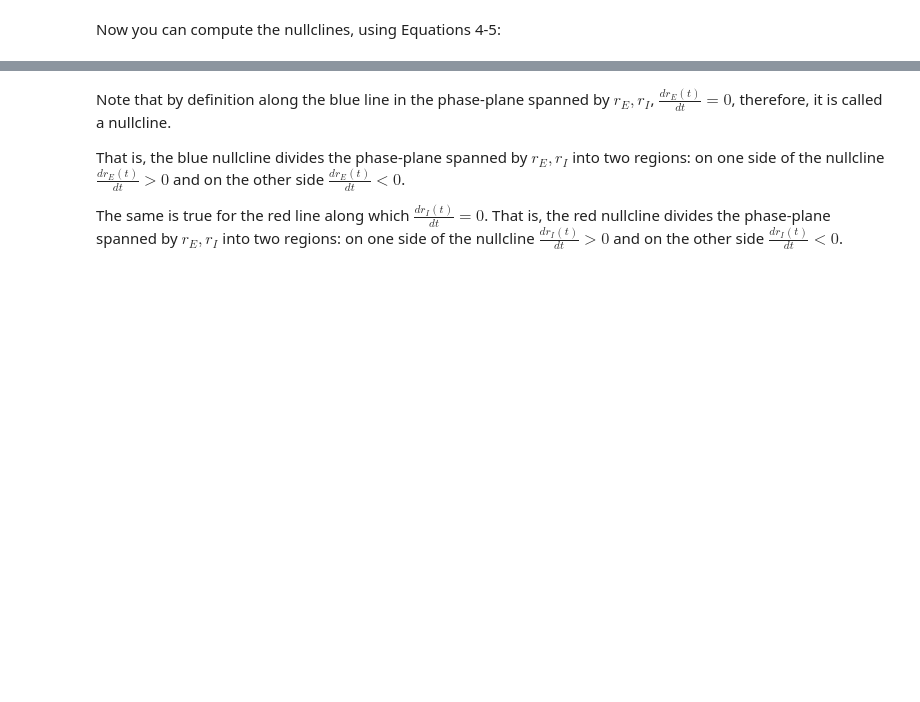
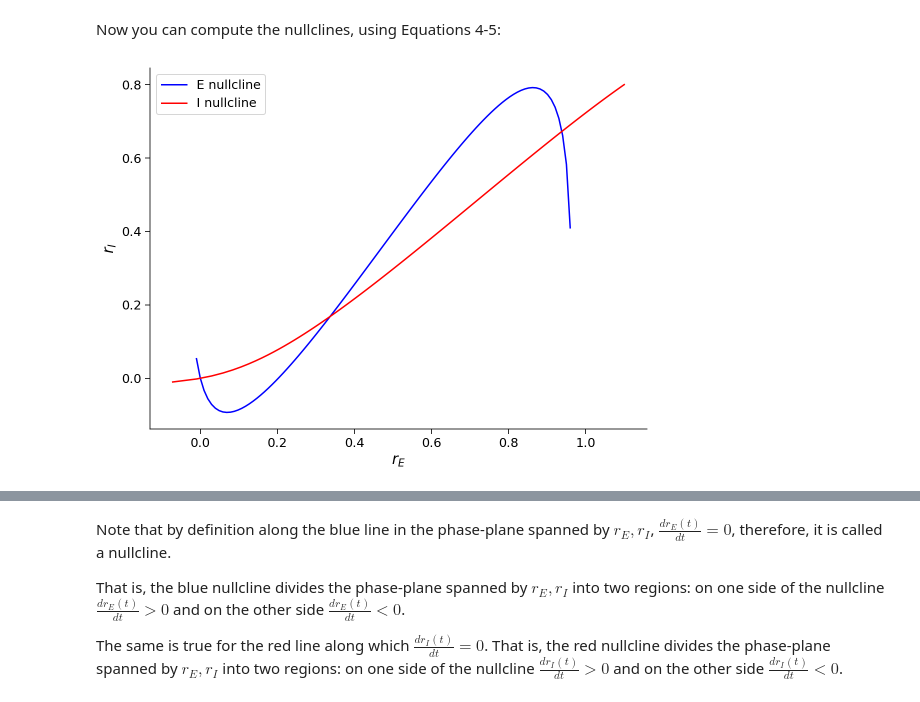
Before and after one commit to jingxlim/course-content, a Jupyter notebook: tutorials/W3D2_DynamicNetworks/student/W3D2_Tutorial2.ipynb, the cells around one changed output, grey strips where cells are left out. Cells and saved outputs as stored; diff of their text form; code cells hidden in the pictures; blank space fills up the shorter version.

```diff
--- a/tutorials/W3D2_DynamicNetworks/student/W3D2_Tutorial2.ipynb
+++ b/tutorials/W3D2_DynamicNetworks/student/W3D2_Tutorial2.ipynb
@@ -593,45 +596,47 @@ def get_E_nullcline(rE, a_E, theta_E, wEE, wEI, I_ext_E, **other_pars):
   """
   #########################################################################
   # TODO for students: compute rI for rE nullcline and disable the error
-  raise NotImplementedError("Student exercise: compute the E nullcline")
+  # raise NotImplementedError("Student exercise: compute the E nullcline")
   #########################################################################
   # calculate rI for E nullclines on rI
-  rI = ...
+  rI = 1 / wEI * (wEE * rE - F_inv(rE, a_E, theta_E) + I_ext_E)
 
   return rI
 
 
 def get_I_nullcline(rI, a_I, theta_I, wIE, wII, I_ext_I, **other_pars):
   """
   Solve for E along the rI from dI/dt = 0.
 
   Args:
     rI    : response of inhibitory population
     a_I, theta_I, wIE, wII, I_ext_I : Wilson-Cowan inhibitory parameters
     Other parameters are ignored
 
   Returns:
     rE    : values of the excitatory population along the nullcline on the rI
   """
   #########################################################################
   # TODO for students: compute rI for rE nullcline and disable the error
-  raise NotImplementedError("Student exercise: compute the I nullcline")
+  # raise NotImplementedError("Student exercise: compute the I nullcline")
   #########################################################################
   # calculate rE for I nullclines on rI
-  rE = ...
+  rE = 1 / wIE * (wII * rI + F_inv(rI, a_I, theta_I) - I_ext_I)
 
   return rE
 
 
 pars = default_pars()
 Exc_null_rE = np.linspace(-0.01, 0.96, 100)
 Inh_null_rI = np.linspace(-.01, 0.8, 100)
 
 # Uncomment these lines to test your functions
-# Exc_null_rI = get_E_nullcline(Exc_null_rE, **pars)
-# Inh_null_rE = get_I_nullcline(Inh_null_rI, **pars)
+Exc_null_rI = get_E_nullcline(Exc_null_rE, **pars)
+Inh_null_rE = get_I_nullcline(Inh_null_rI, **pars)
 
-# plot_nullclines(Exc_null_rE, Exc_null_rI, Inh_null_rE, Inh_null_rI)
+plot_nullclines(Exc_null_rE, Exc_null_rI, Inh_null_rE, Inh_null_rI)
+# %% [output]
+[figure, added]
 # %% [markdown]
 [*Click for solution*](https://github.com/NeuromatchAcademy/course-content/tree/master//tutorials/W3D2_DynamicNetworks/solutions/W3D2_Tutorial2_Solution_2366ea57.py)
 
```
Also changed, not shown: parts of 3 cells of this notebook.
